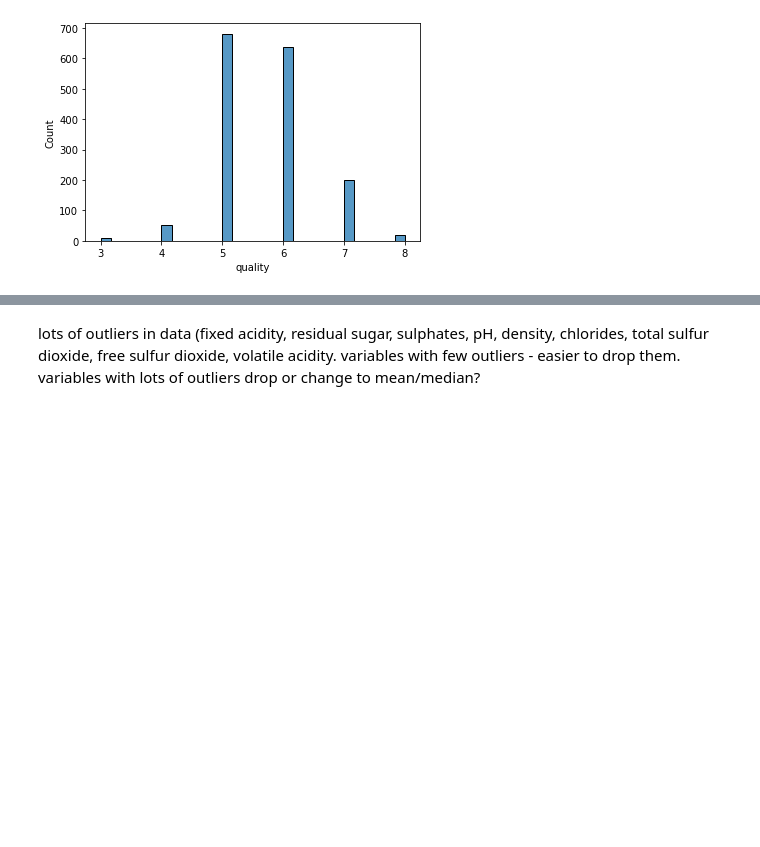
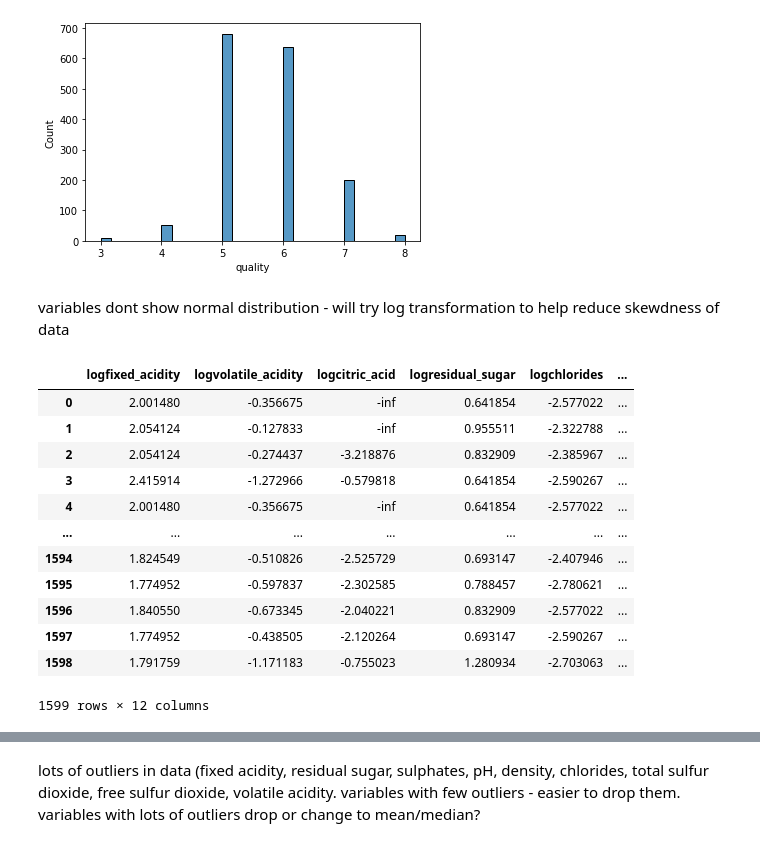
Before and after one commit to klsalcedo/red_wine_analysis, a Jupyter notebook: data_cleaning.ipynb, the cells around one changed output, grey strips where cells are left out. Saved outputs shown, nothing was run; the diff lists cells and outputs as text; code cells hidden in the pictures; blank space fills up the shorter version.

Commit message:
log transformation

```diff
--- a/data_cleaning.ipynb
+++ b/data_cleaning.ipynb
@@ -88,3 +93,5 @@ for columns in df:
 [figure]
 [figure]
 [figure]
+# %% [markdown]
+variables dont show normal distribution - will try log transformation to help reduce skewdness of data
@@ -90,0 +102,16 @@ for columns in df:
+# %%
+df_log
+# %% [output]
+|  | logfixed_acidity | logvolatile_acidity | logcitric_acid | logresidual_sugar | logchlorides | ... |
+| 0 | 2.001480 | -0.356675 | -inf | 0.641854 | -2.577022 | ... |
+| 1 | 2.054124 | -0.127833 | -inf | 0.955511 | -2.322788 | ... |
+| 2 | 2.054124 | -0.274437 | -3.218876 | 0.832909 | -2.385967 | ... |
+| 3 | 2.415914 | -1.272966 | -0.579818 | 0.641854 | -2.590267 | ... |
+| 4 | 2.001480 | -0.356675 | -inf | 0.641854 | -2.577022 | ... |
+| ... | ... | ... | ... | ... | ... | ... |
+| 1594 | 1.824549 | -0.510826 | -2.525729 | 0.693147 | -2.407946 | ... |
+| 1595 | 1.774952 | -0.597837 | -2.302585 | 0.788457 | -2.780621 | ... |
+| 1596 | 1.840550 | -0.673345 | -2.040221 | 0.832909 | -2.577022 | ... |
+| 1597 | 1.774952 | -0.438505 | -2.120264 | 0.693147 | -2.590267 | ... |
+| 1598 | 1.791759 | -1.171183 | -0.755023 | 1.280934 | -2.703063 | ... |
+1599 rows × 12 columns
```
Also changed, not shown: parts of 9 cells of this notebook.
